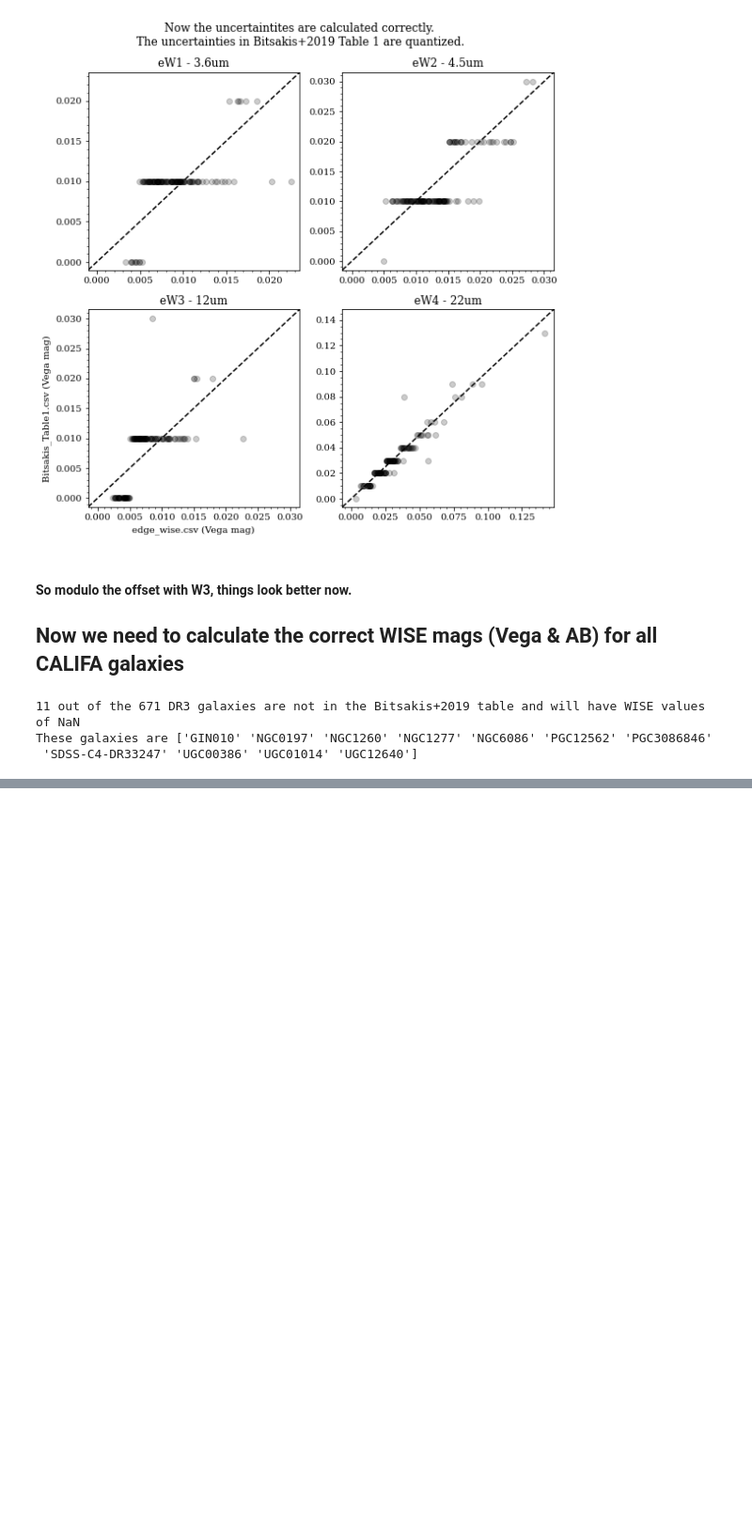
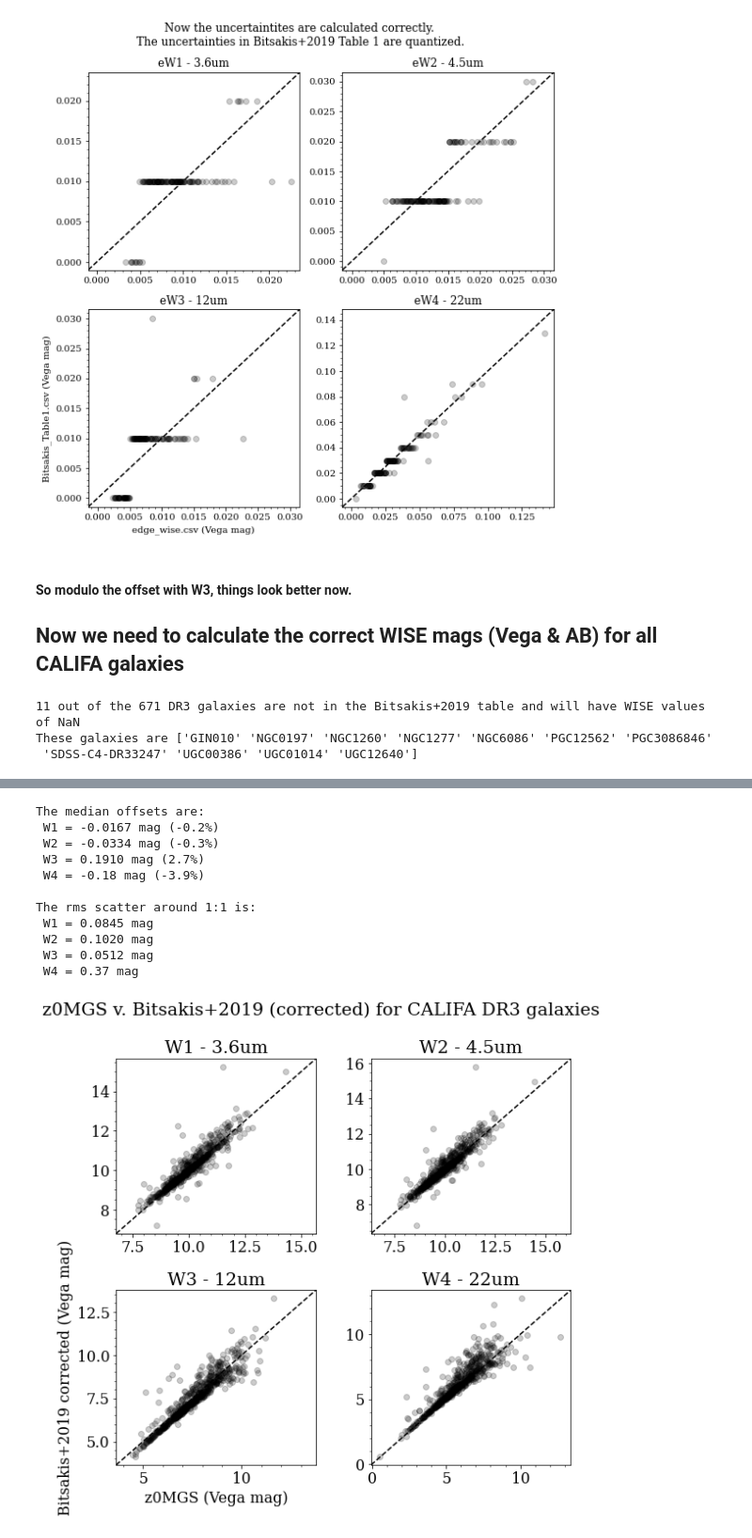
Before and after one commit to rclevy/edge, a Jupyter notebook: WISE_Flux_Check/EDGE Database WISE Flux Check.ipynb, the cells around one changed output, grey strips where cells are left out. Shown at 94% size. Cells and saved outputs as stored; diff of their text form; code cells hidden in the pictures; blank space fills up the shorter version.

```diff
--- a/WISE_Flux_Check/EDGE Database WISE Flux Check.ipynb
+++ b/WISE_Flux_Check/EDGE Database WISE Flux Check.ipynb
@@ -521,0 +589,75 @@ plt.ylim(ylim)
+# %%
+#get the overlapping CALIFA DR3 WISE Vega mags from the dataframe
+CALIFA_DR3_W1 = CALIFA_W_Vega[CALIFA_DR3_overlap_idx,0]
+CALIFA_DR3_W2 = CALIFA_W_Vega[CALIFA_DR3_overlap_idx,1]
+CALIFA_DR3_W3 = CALIFA_W_Vega[CALIFA_DR3_overlap_idx,2]
+CALIFA_DR3_W4 = CALIFA_W_Vega[CALIFA_DR3_overlap_idx,3]
+
+#package up nicely
+CALIFA_DR3_W = np.array([CALIFA_DR3_W1,CALIFA_DR3_W2,CALIFA_DR3_W3,CALIFA_DR3_W4]).transpose()
+# %%
+#plot comparison of CALIFA DR3 (corrrcted Bitsakis) and z0MGS
+fig,axs=plt.subplots(2,2)
+axs = np.ravel(axs)
+fig.set_size_inches(8,8)
+
+
+titles = ['W1 - 3.6um','W2 - 4.5um','W3 - 12um','W4 - 22um']
+for i in range(len(axs)):
+    axs[i].plot(z0mgs_califa_W[:,i],CALIFA_DR3_W[:,i],'ko',alpha=0.2)
+    xlim = axs[i].get_xlim()
+    ylim = axs[i].get_ylim()
+    amin = np.min([xlim[0],ylim[0]])
+    amax = np.max([xlim[1],ylim[1]])
+    axs[i].plot([amin,amax],[amin,amax],'k--')
+    axs[i].set_xlim(amin,amax)
+    axs[i].set_ylim(amin,amax)
+    axs[i].set_title(titles[i])
+    axs[i].minorticks_on()
+    if i==2:
+        axs[i].set_ylabel('Bitsakis+2019 corrected (Vega mag)')
+        axs[i].set_xlabel('z0MGS (Vega mag)')
+plt.suptitle('z0MGS v. Bitsakis+2019 (corrected) for CALIFA DR3 galaxies')
+plt.tight_layout()
+
+
+#plot the offsets from 1:1
+fig,axs=plt.subplots(2,2)
+axs = np.ravel(axs)
+fig.set_size_inches(8,8)
+
+titles = ['W1 - 3.6um','W2 - 4.5um','W3 - 12um','W4 - 22um']
+for i in range(len(axs)):
+    axs[i].plot(z0mgs_califa_W[:,i],z0mgs_califa_W[:,i]-CALIFA_DR3_W[:,i],'ko',alpha=0.2)
+    axs[i].axhline(0,color='k',linestyle='--')
+    axs[i].set_title(titles[i])
+    axs[i].minorticks_on()
+    if i==2:
+        axs[i].set_ylabel('z0MGS - Bitsakis+2019 corrected (Vega mag)')
+        axs[i].set_xlabel('z0MGS (Vega mag)')
+plt.suptitle('z0MGS v. Bitsakis+2019 (corrected) for CALIFA DR3 galaxies')
+plt.tight_layout()
+
+#calculate median offsets and rms scatter
+ave_offset = np.nanmedian(z0mgs_califa_W-CALIFA_DR3_W,axis=0)
+ave_offset_percent = np.nanmedian((z0mgs_califa_W-CALIFA_DR3_W)/z0mgs_califa_W*100,axis=0)
+rms_offset = np.sqrt(np.nanmean(z0mgs_califa_W-CALIFA_DR3_W,axis=0)**2)
+
+print('The median offsets are:\n W1 = %.4f mag (%.1f%%)\n W2 = %.4f mag (%.1f%%)\n W3 = %.4f mag (%.1f%%)\n W4 = %.2f mag (%.1f%%)\n'
+      %(ave_offset[0],ave_offset_percent[0],ave_offset[1],ave_offset_percent[1],ave_offset[2],ave_offset_percent[2],ave_offset[3],ave_offset_percent[3]))
+
+print('The rms scatter around 1:1 is:\n W1 = %.4f mag\n W2 = %.4f mag\n W3 = %.4f mag\n W4 = %.2f mag'
+      %(rms_offset[0],rms_offset[1],rms_offset[2],rms_offset[3]))
+# %% [output]
+The median offsets are:
+ W1 = -0.0167 mag (-0.2%)
+ W2 = -0.0334 mag (-0.3%)
+ W3 = 0.1910 mag (2.7%)
+ W4 = -0.18 mag (-3.9%)
+
+The rms scatter around 1:1 is:
+ W1 = 0.0845 mag
+ W2 = 0.1020 mag
+ W3 = 0.0512 mag
+ W4 = 0.37 mag
+[figure, added]
```
Also changed, not shown: parts of 16 cells of this notebook.
